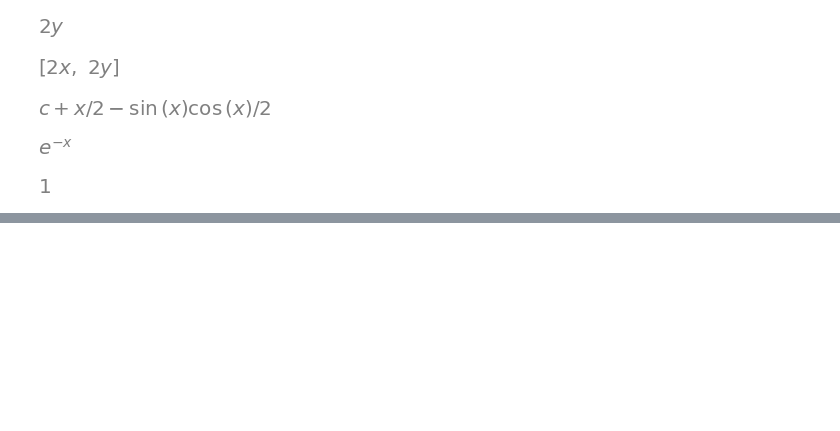
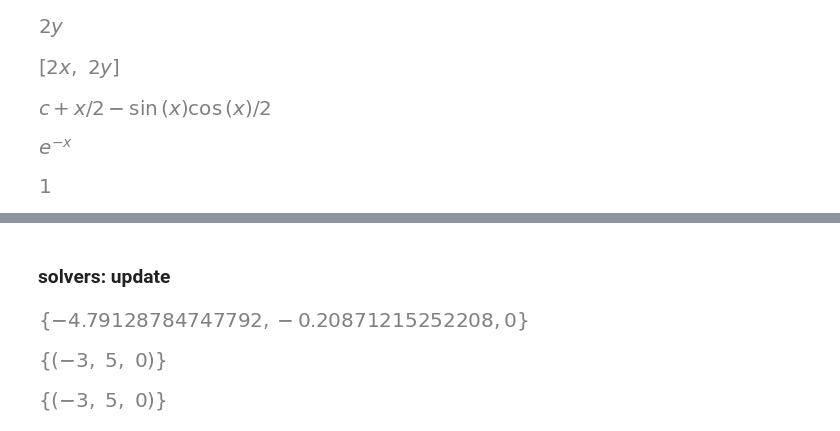
Before and after one commit to luiseduardomendes/exercicios-faculdade, a Jupyter notebook: python_studies/sympy/sympy.ipynb, the cells around one changed output, grey strips where cells are left out. Cells and saved outputs as stored; diff of their text form; code cells hidden in the pictures; blank space fills up the shorter version.

```diff
--- a/python_studies/sympy/sympy.ipynb
+++ b/python_studies/sympy/sympy.ipynb
@@ -160,0 +222,12 @@ sp.integrate(f_x3, (x, 0, infinity))
+# %% [markdown]
+### solvers: update
+# %%
+import sympy as sp
+
+x = sp.symbols('x')
+
+f_x = x ** 3 + 5.*x**2 + x
+
+sp.solveset(f_x, x)
+# %% [output]
+[figure, added]
@@ -160,0 +245,9 @@ sp.integrate(f_x3, (x, 0, infinity))
+# %%
+sp.linsolve((A, R),[x1,x2,x3])
+# %% [output]
+[figure, added]
+# %%
+linSys = A*X - R
+sp.nonlinsolve(linSys, (x1,x2,x3))
+# %% [output]
+[figure, added]
```
Also changed, not shown: parts of 10 cells of this notebook, 3 other files.
